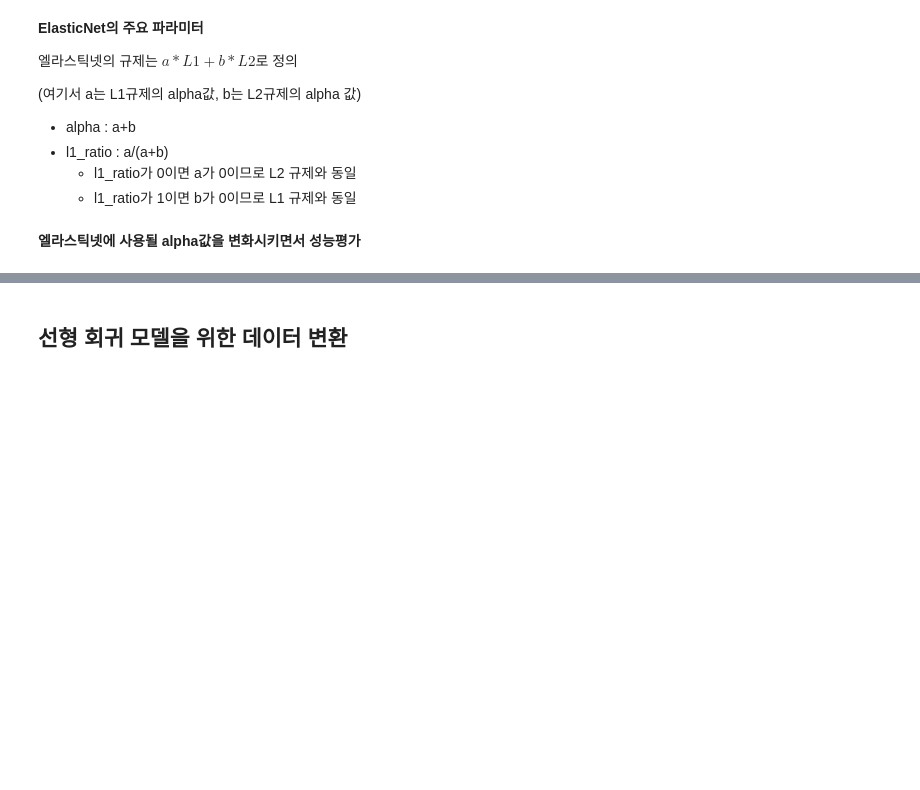
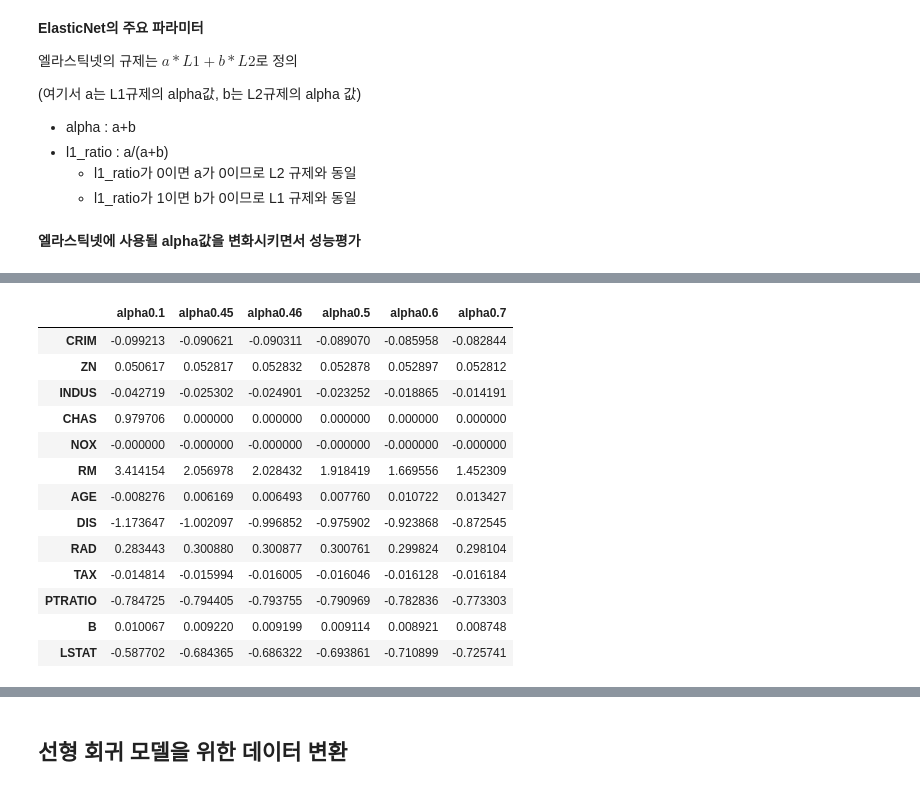
Before and after one commit to annmunju/multicam_ds, a Jupyter notebook: 12_MachineLearning/day7/머신러닝_17_규제선형모델.ipynb, the cells around one changed output, grey strips where cells are left out. Saved outputs shown, nothing was run; the diff lists cells and outputs as text; code cells hidden in the pictures; blank space fills up the shorter version.

```diff
--- a/12_MachineLearning/day7/머신러닝_17_규제선형모델.ipynb
+++ b/12_MachineLearning/day7/머신러닝_17_규제선형모델.ipynb
@@ -105,3 +291,35 @@ ElasticNet(alpha=1.0, * , l1_ratio=0.5, fit_intercept=True, normalize=False, pre
     - l1_ratio가 1이면 b가 0이므로 L1 규제와 동일
 # %% [markdown]
 **엘라스틱넷에 사용될 alpha값을 변화시키면서 성능평가**
+# %%
+from sklearn.linear_model import Ridge, Lasso, ElasticNet
+
+def get_linear_reg_eval(model_name, params=None, X_data_n=None, y_target_n=None, verbose=True, return_coef=True):
+    if verbose:
+        print('######',model_name,'######')
+
+    coef_df = pd.DataFrame()
+
+    for param in params:
+        if model_name == 'Lasso':
+            model = Lasso(alpha=param)
+        elif model_name == 'Ridge':
+            model = Ridge(alpha=param)
+        elif model_name == 'ElasticNet':
+            model = ElasticNet(alpha=param, l1_ratio=0.7)
+
+        new_mse = cross_val_score(model, X_data_n, y_target_n, scoring='neg_mean_squared_error', cv=5)
+        avg_mse = np.mean(new_mse * (-1))
+        avg_rmse = np.sqrt(avg_mse)
+
+        print('alpha {0:.2f}일 때 5-fold-set 평균 MSE {1:.3f}, 평균 RMSE {2:.3f}'. format(param, avg_mse, avg_rmse))
+
+        model.fit(X_data_n, y_target_n)
+
+        if return_coef:
+            coefs = pd.Series(data=model.coef_, index=X_data_n.columns)
+            colname = 'alpha'+str(param)
+            coef_df[colname] = coefs
+            coefs = coefs.sort_values(ascending=False)
+
+    return coef_df
@@ -107,0 +394,17 @@ ElasticNet(alpha=1.0, * , l1_ratio=0.5, fit_intercept=True, normalize=False, pre
+# %%
+coef_elasticNet_df
+# %% [output]
+|  | alpha0.1 | alpha0.45 | alpha0.46 | alpha0.5 | alpha0.6 | alpha0.7 |
+| CRIM | -0.099213 | -0.090621 | -0.090311 | -0.089070 | -0.085958 | -0.082844 |
+| ZN | 0.050617 | 0.052817 | 0.052832 | 0.052878 | 0.052897 | 0.052812 |
+| INDUS | -0.042719 | -0.025302 | -0.024901 | -0.023252 | -0.018865 | -0.014191 |
+| CHAS | 0.979706 | 0.000000 | 0.000000 | 0.000000 | 0.000000 | 0.000000 |
+| NOX | -0.000000 | -0.000000 | -0.000000 | -0.000000 | -0.000000 | -0.000000 |
+| RM | 3.414154 | 2.056978 | 2.028432 | 1.918419 | 1.669556 | 1.452309 |
+| AGE | -0.008276 | 0.006169 | 0.006493 | 0.007760 | 0.010722 | 0.013427 |
+| DIS | -1.173647 | -1.002097 | -0.996852 | -0.975902 | -0.923868 | -0.872545 |
+| RAD | 0.283443 | 0.300880 | 0.300877 | 0.300761 | 0.299824 | 0.298104 |
+| TAX | -0.014814 | -0.015994 | -0.016005 | -0.016046 | -0.016128 | -0.016184 |
+| PTRATIO | -0.784725 | -0.794405 | -0.793755 | -0.790969 | -0.782836 | -0.773303 |
+| B | 0.010067 | 0.009220 | 0.009199 | 0.009114 | 0.008921 | 0.008748 |
+| LSTAT | -0.587702 | -0.684365 | -0.686322 | -0.693861 | -0.710899 | -0.725741 |
```
Also changed, not shown: parts of 17 cells of this notebook, 5 other files.
